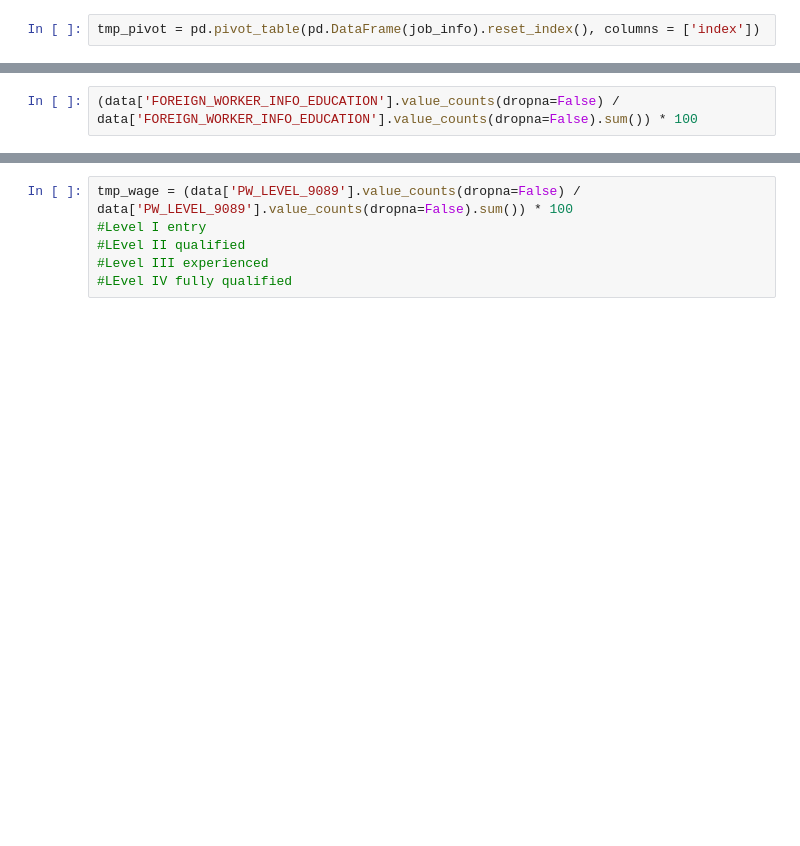
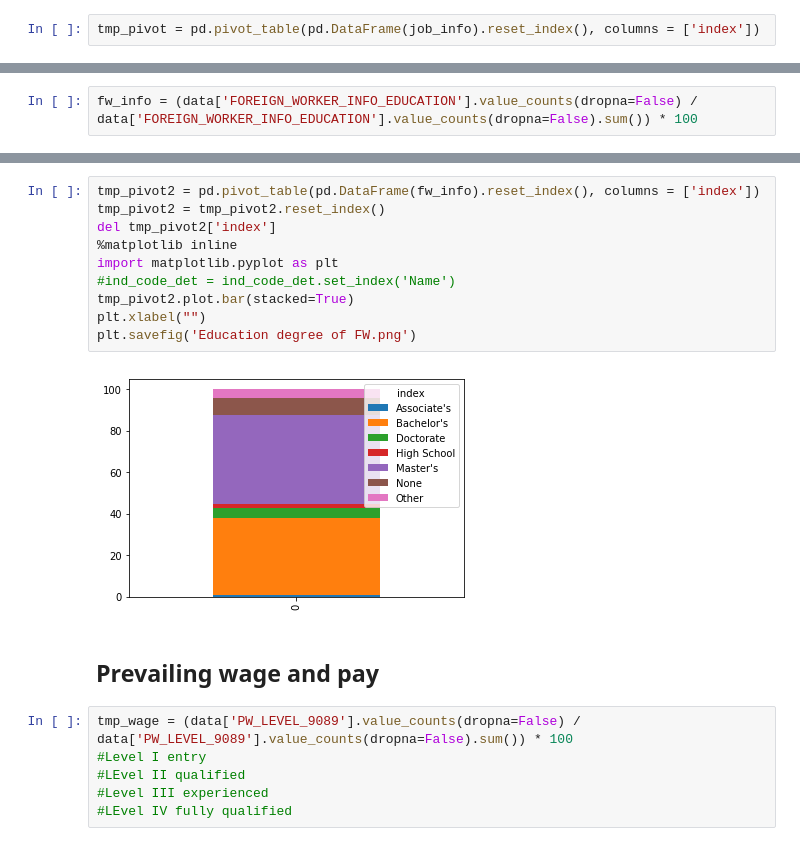
Before and after one commit to jukeboxj/USLC, a Jupyter notebook: EDA-Copy1.ipynb, the cells around one changed output, grey strips where cells are left out. Cells and saved outputs as stored; diff of their text form; blank space fills up the shorter version.

```diff
--- a/EDA-Copy1.ipynb
+++ b/EDA-Copy1.ipynb
@@ -194,2 +199,2 @@ tmp_pivot.plot.bar(stacked=True)
 # %%
-(data['FOREIGN_WORKER_INFO_EDUCATION'].value_counts(dropna=False) / data['FOREIGN_WORKER_INFO_EDUCATION'].value_counts(dropna=False).sum()) * 100
+fw_info = (data['FOREIGN_WORKER_INFO_EDUCATION'].value_counts(dropna=False) / data['FOREIGN_WORKER_INFO_EDUCATION'].value_counts(dropna=False).sum()) * 100
@@ -206,3 +213,17 @@ Name: FOREIGN_WORKER_INFO_EDUCATION, dtype: float64
+# %%
+tmp_pivot2 = pd.pivot_table(pd.DataFrame(fw_info).reset_index(), columns = ['index'])
+tmp_pivot2 = tmp_pivot2.reset_index()
+del tmp_pivot2['index']
+%matplotlib inline
+import matplotlib.pyplot as plt
+#ind_code_det = ind_code_det.set_index('Name')
+tmp_pivot2.plot.bar(stacked=True)
+plt.xlabel("")
+plt.savefig('Education degree of FW.png')
+# %% [output]
+[figure, added]
+# %% [markdown]
+## Prevailing wage and pay
 # %%
 tmp_wage = (data['PW_LEVEL_9089'].value_counts(dropna=False) / data['PW_LEVEL_9089'].value_counts(dropna=False).sum()) * 100
 #Level I entry
```
Also changed, not shown: parts of 25 cells of this notebook.
